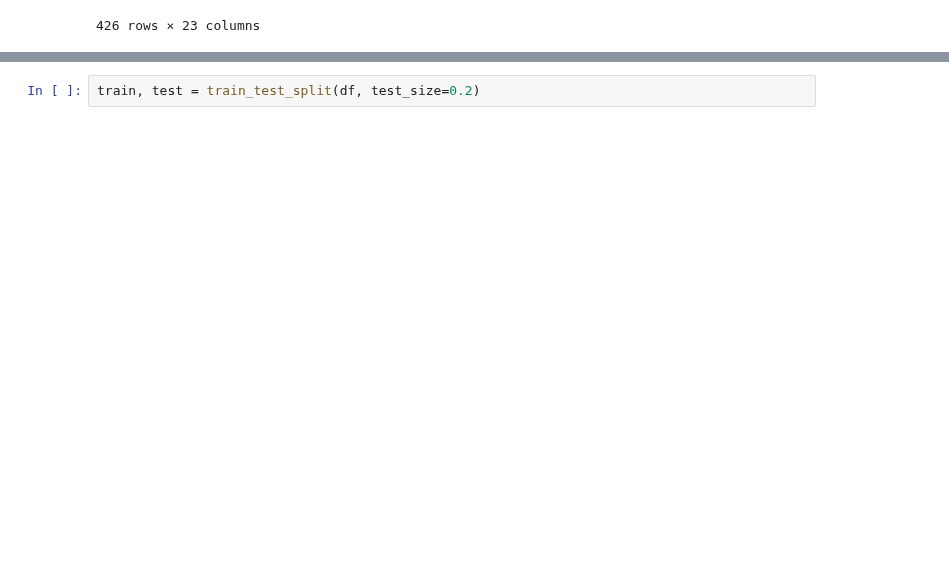
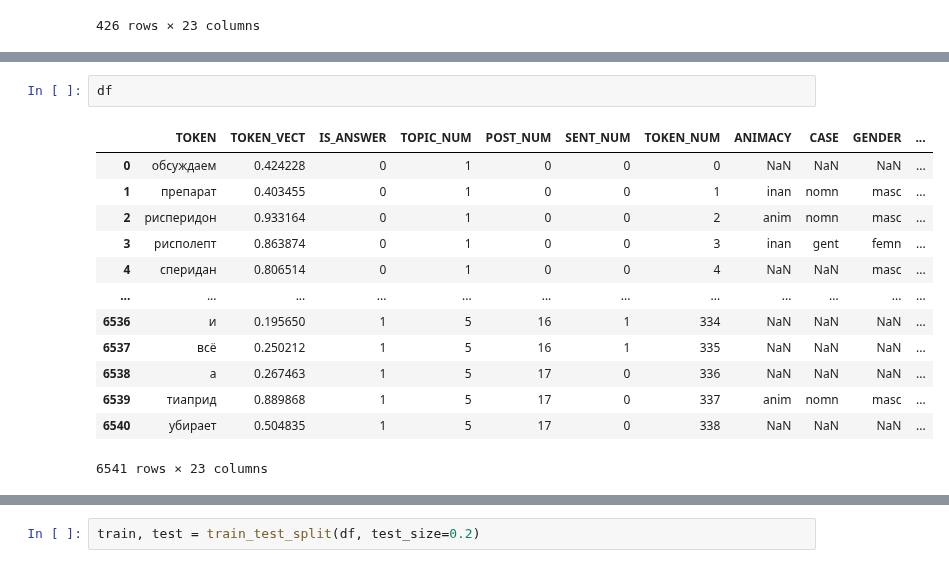
Before and after one commit to DmitryKutsev/cross-document_coreference, a Jupyter notebook: classifiers/new_decision_tree.ipynb, the cells around one changed output, grey strips where cells are left out. Cells and saved outputs as stored; diff of their text form; blank space fills up the shorter version.

```diff
--- a/classifiers/new_decision_tree.ipynb
+++ b/classifiers/new_decision_tree.ipynb
@@ -230,3 +279,19 @@ df.loc[df['NER'].isin([1,2,3])]
+# %%
+df
+# %% [output]
+|  | TOKEN | TOKEN_VECT | IS_ANSWER | TOPIC_NUM | POST_NUM | SENT_NUM | TOKEN_NUM | ANIMACY | CASE | GENDER | ... |
+| 0 | обсуждаем | 0.424228 | 0 | 1 | 0 | 0 | 0 | NaN | NaN | NaN | ... |
+| 1 | препарат | 0.403455 | 0 | 1 | 0 | 0 | 1 | inan | nomn | masc | ... |
+| 2 | рисперидон | 0.933164 | 0 | 1 | 0 | 0 | 2 | anim | nomn | masc | ... |
+| 3 | рисполепт | 0.863874 | 0 | 1 | 0 | 0 | 3 | inan | gent | femn | ... |
+| 4 | сперидан | 0.806514 | 0 | 1 | 0 | 0 | 4 | NaN | NaN | masc | ... |
+| ... | ... | ... | ... | ... | ... | ... | ... | ... | ... | ... | ... |
+| 6536 | и | 0.195650 | 1 | 5 | 16 | 1 | 334 | NaN | NaN | NaN | ... |
+| 6537 | всё | 0.250212 | 1 | 5 | 16 | 1 | 335 | NaN | NaN | NaN | ... |
+| 6538 | а | 0.267463 | 1 | 5 | 17 | 0 | 336 | NaN | NaN | NaN | ... |
+| 6539 | тиаприд | 0.889868 | 1 | 5 | 17 | 0 | 337 | anim | nomn | masc | ... |
+| 6540 | убирает | 0.504835 | 1 | 5 | 17 | 0 | 338 | NaN | NaN | NaN | ... |
+6541 rows × 23 columns
 # %%
 df.describe()
 # %% [output]
```
Also changed, not shown: parts of 39 cells of this notebook.
